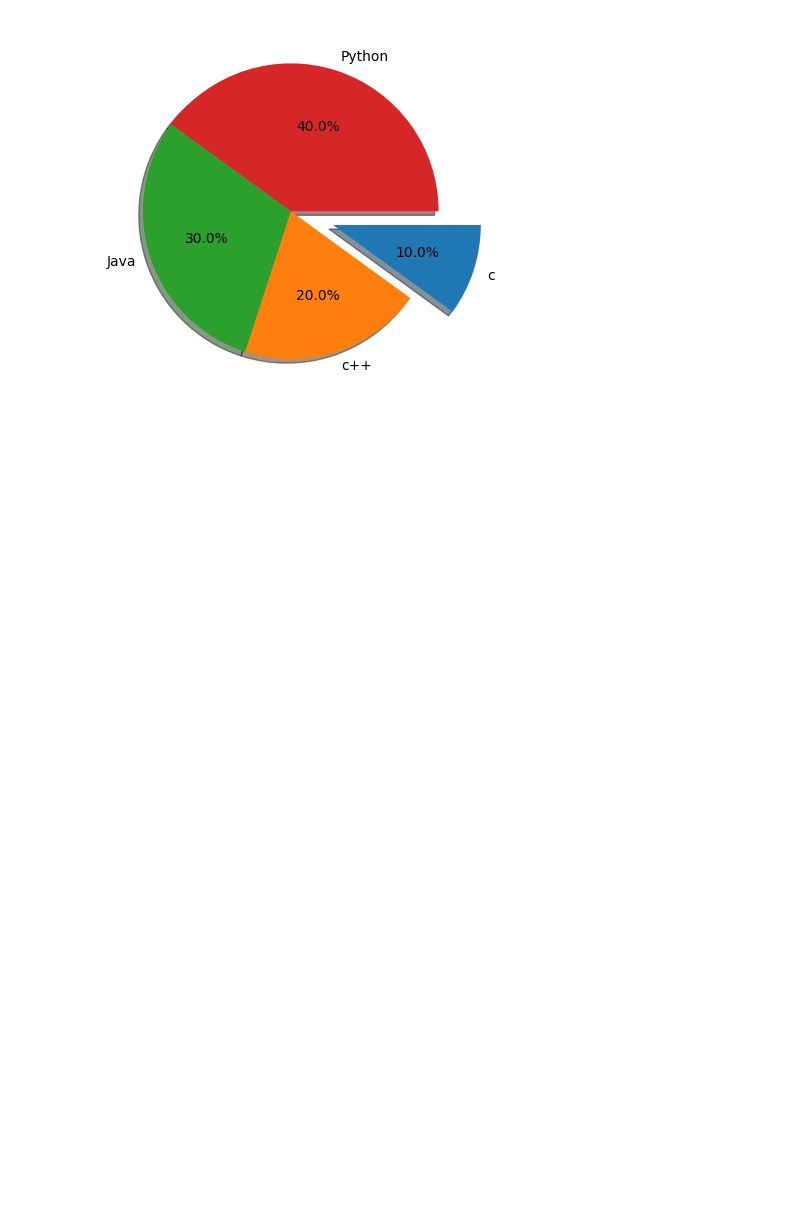
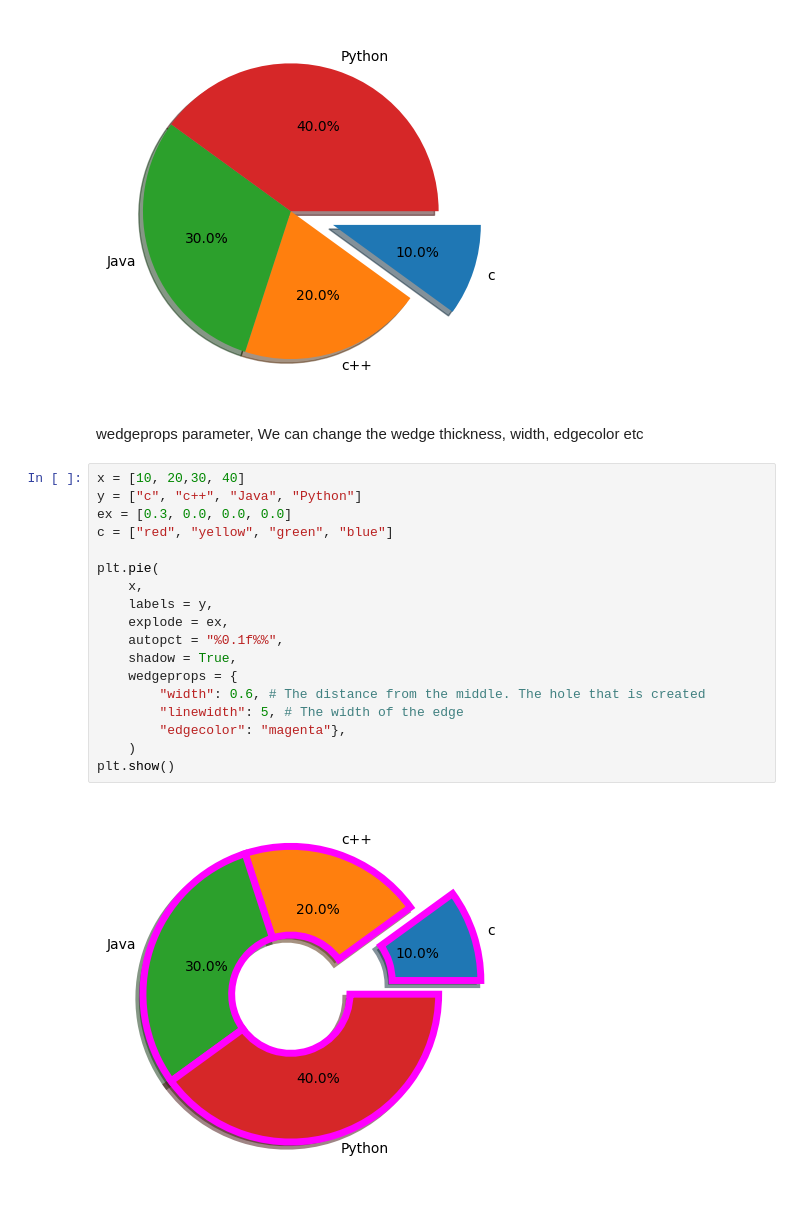
Before and after one commit to Musawer-Afzal/AI-Engineering, a Jupyter notebook: Matplotlib/pie_plot.ipynb, the cells around one changed output. Cells and saved outputs as stored; diff of their text form; blank space fills up the shorter version.

Commit message:
Dictate the edges using wedgeprops

```diff
--- a/Matplotlib/pie_plot.ipynb
+++ b/Matplotlib/pie_plot.ipynb
@@ -149,3 +149,25 @@ plt.pie(
 plt.show()
 # %% [output]
 [figure]
+# %% [markdown]
+wedgeprops parameter, We can change the wedge thickness, width, edgecolor etc
+# %%
+x = [10, 20,30, 40]
+y = ["c", "c++", "Java", "Python"]
+ex = [0.3, 0.0, 0.0, 0.0]
+c = ["red", "yellow", "green", "blue"]
+
+plt.pie(
+    x,
+    labels = y,
+    explode = ex,
+    autopct = "%0.1f%%",
+    shadow = True,
+    wedgeprops = {
+        "width": 0.6, # The distance from the middle. The hole that is created
+        "linewidth": 5, # The width of the edge
+        "edgecolor": "magenta"},
+    )
+plt.show()
+# %% [output]
+[figure, added]
```
Also changed, not shown: parts of 1 cell of this notebook.
